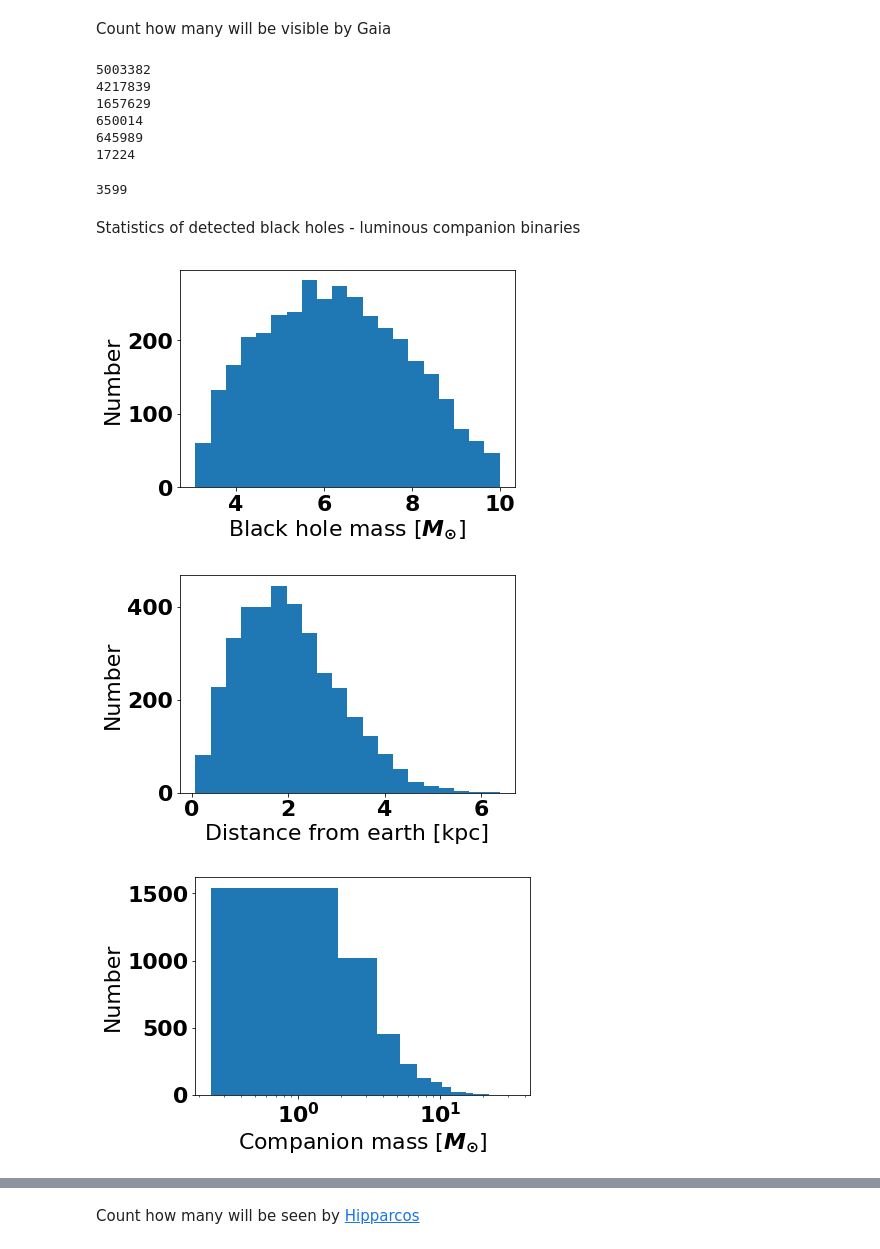
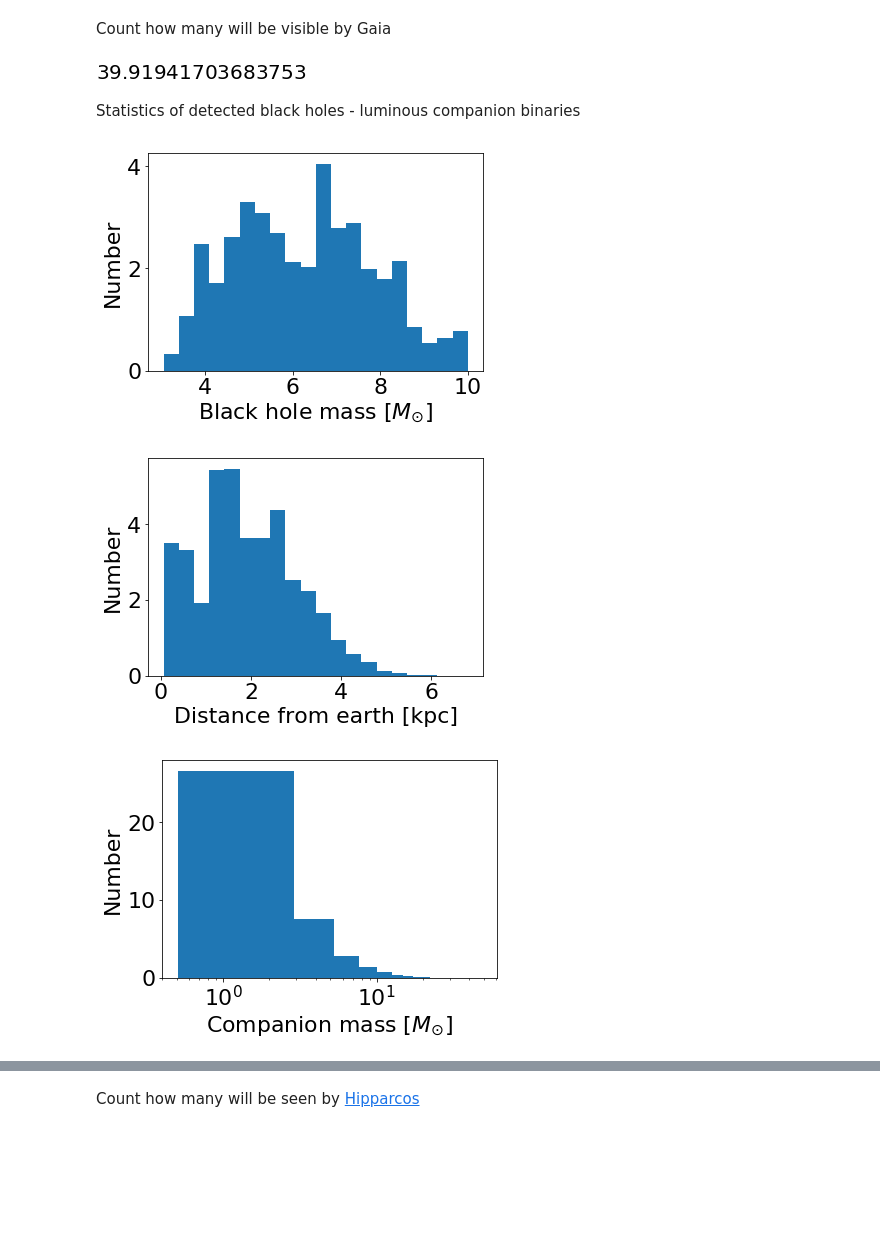
Before and after one commit to bolverk/gaia_black_hole_binaries, a Jupyter notebook: stellar_binary_monte_carlo.ipynb, the cells around one changed output, grey strips where cells are left out. Saved outputs shown, nothing was run; the diff lists cells and outputs as text; code cells hidden in the pictures; blank space fills up the shorter version.

```diff
--- a/stellar_binary_monte_carlo.ipynb
+++ b/stellar_binary_monte_carlo.ipynb
@@ -259,7 +258,7 @@ def calc_sigma_G(gmag):
 # %% [markdown]
 Synthetic stellar population
 # %%
-ssp = {'primary mass':randomise_salpeter_bh_progenitor_mass(int(1e8))}
+ssp = {'primary mass':randomise_salpeter_bh_progenitor_mass(int(1e6))}
 ssp['initial mass ratio'] = randomise_mass_ratio(ssp['primary mass'])
 ssp['companion mass'] = ssp['primary mass']*ssp['initial mass ratio']
 ssp['initial semi major axis'] = randomise_semi_major_axis(ssp['primary mass'])
@@ -290,66 +289,50 @@ ssp['companion apparent magnitude'] = absolute_to_apparent_magnitude(ssp['compan
 ssp['sigma pomega'] = calc_sigma_pomega(ssp['companion apparent magnitude'])
 ssp['parallax'] = 1e6/ssp['distance from earth'] # in uas
 ssp['sigma G'] = calc_sigma_G(ssp['companion apparent magnitude'])
+ssp['statistical weight'] = numpy.clip(ssp['lifetime'], 0, 1)
 ssp_no_kick = ssp
 # %% [markdown]
 Count how many will be visible by Gaia
 # %%
-valid_list = ssp['lifetime'] > ssp['age']
-print(valid_list.sum())
-valid_list = numpy.logical_and(valid_list,
-                              ssp['terminal semi major axis']>ssp['terminal roche radius'])
-print(valid_list.sum())
-valid_list = numpy.logical_and(valid_list,
-                              ssp['terminal period']<5)
-print(valid_list.sum())
-valid_list = numpy.logical_and(valid_list,
-                              ssp['terminal period']>0.137)
-print(valid_list.sum())
-valid_list = numpy.logical_and(valid_list,
-                              ssp['black hole mass']>3.0/(1.0-ssp['sigma pomega']/ssp['parallax']-ssp['sigma G']-ssp['sigma pomega']*ssp['distance from earth']/2e11/ssp['terminal semi major axis']))
-print(valid_list.sum())
-valid_list = numpy.logical_and(valid_list,
-                              ssp['companion apparent magnitude']<20)
-print(valid_list.sum())
-valid_list = numpy.logical_and(valid_list,
-                              ssp['terminal semi major axis']>
-                               10*(1+ssp['initial mass ratio']/0.2)*ssp['sigma pomega']*ssp['distance from earth']*5e-12)
-valid_list.sum()
+filter_list = [ssp['terminal semi major axis']>ssp['terminal roche radius'],
+               ssp['terminal period']<5,
+               ssp['terminal period']>0.137,
+               ssp['black hole mass']>3.0/(1.0-ssp['sigma pomega']/ssp['parallax']-ssp['sigma G']-ssp['sigma pomega']*ssp['distance from earth']/2e11/ssp['terminal semi major axis']),
+               ssp['companion apparent magnitude']<20,
+               ssp['terminal semi major axis']>10*(1+ssp['initial mass ratio']/0.2)*ssp['sigma pomega']*ssp['distance from earth']*5e-12
+              ]
+#filter_list = numpy.array(filter_list)
+mask = numpy.all(filter_list,axis=0)
+ssp['statistical weight'][mask].sum()
 # %% [output]
-5003382
-4217839
-1657629
-650014
-645989
-17224
-3599
+[figure, added]
 # %% [markdown]
 Statistics of detected black holes - luminous companion binaries
 # %%
 %matplotlib inline
 import matplotlib
 font = {'size':22}
 matplotlib.rc('font',**font)
 
-pylab.hist(ssp['black hole mass'][valid_list],20)
+pylab.hist(ssp['black hole mass'][mask],20, weights=ssp['statistical weight'][mask])
 pylab.xlabel('Black hole mass [$M_{\odot}$]');
 pylab.ylabel('Number')
 pass
 # %% [output]
-[figure, old version]
+[figure, new version]
 # %%
-pylab.hist(ssp['distance from earth'][valid_list]/1000,20)
+pylab.hist(ssp['distance from earth'][mask]/1000,20, weights=ssp['statistical weight'][mask])
 pylab.xlabel('Distance from earth [kpc]');
 pylab.ylabel('Number')
 pass
 # %% [output]
-[figure, old version]
+[figure, new version]
 # %%
-pylab.hist(ssp['companion mass'][valid_list],20)
+pylab.hist(ssp['companion mass'][mask],20, weights=ssp['statistical weight'][mask])
 pylab.xscale('log')
 pylab.xlabel(r'Companion mass [$M_{\odot}$]');
 pylab.ylabel('Number')
 pass
 # %% [output]
-[figure, old version]
+[figure, new version]
 # %%
```
Also changed, not shown: parts of 25 cells of this notebook.
